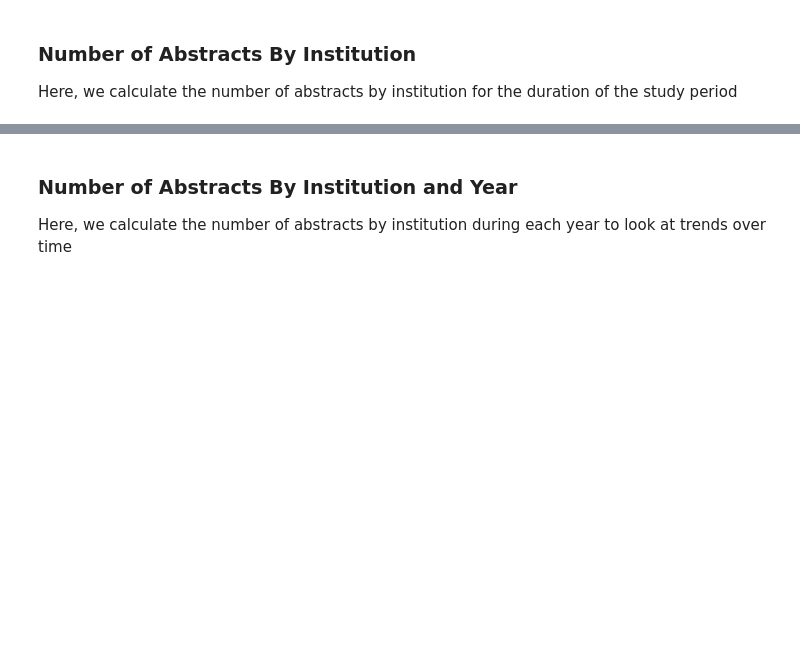
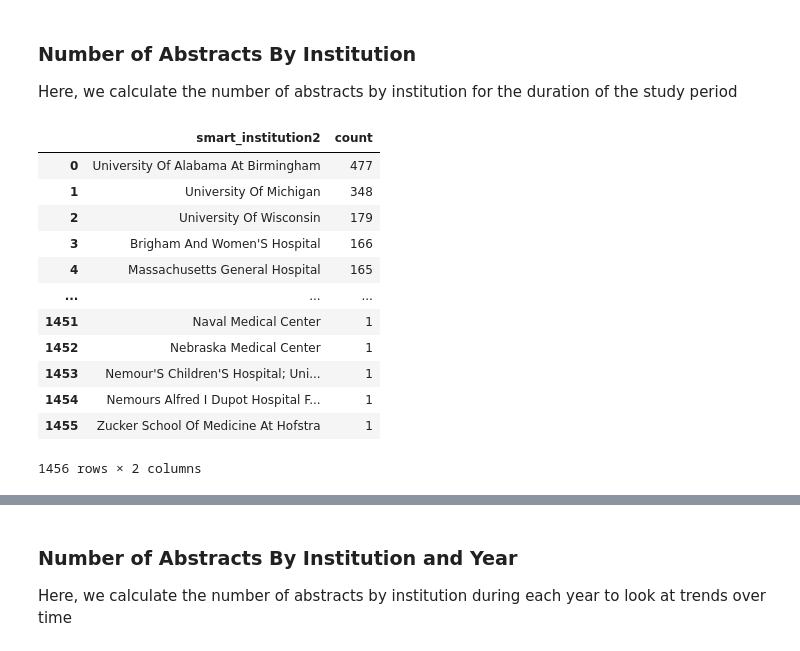
Before and after one commit to tsathe/ascproj, a Jupyter notebook: data.ipynb, the cells around one changed output, grey strips where cells are left out. Saved outputs shown, nothing was run; the diff lists cells and outputs as text; code cells hidden in the pictures; blank space fills up the shorter version.

```diff
--- a/data.ipynb
+++ b/data.ipynb
@@ -171,3 +161,28 @@ fig.show()
 ### Number of Abstracts By Institution
 
 Here, we calculate the number of abstracts by institution for the duration of the study period
+# %%
+# df_institutions = df2.groupby(['smart_institution2', 'year']).agg(
+#     count = ('control_number', 'nunique')
+# )
+
+df_institutions = df2.groupby(['smart_institution2']).agg(
+    count = ('control_number', 'nunique')
+)
+df_institutions.sort_values(by='count', ascending=False, inplace=True)
+df_institutions.reset_index(inplace=True)
+df_institutions
+# %% [output]
+|  | smart_institution2 | count |
+| 0 | University Of Alabama At Birmingham | 477 |
+| 1 | University Of Michigan | 348 |
+| 2 | University Of Wisconsin | 179 |
+| 3 | Brigham And Women'S Hospital | 166 |
+| 4 | Massachusetts General Hospital | 165 |
+| ... | ... | ... |
+| 1451 | Naval Medical Center | 1 |
+| 1452 | Nebraska Medical Center | 1 |
+| 1453 | Nemour'S Children'S Hospital; Uni... | 1 |
+| 1454 | Nemours Alfred I Dupot Hospital F... | 1 |
+| 1455 | Zucker School Of Medicine At Hofstra | 1 |
+1456 rows × 2 columns
```
Also changed, not shown: parts of 19 cells of this notebook, 14 other files.
